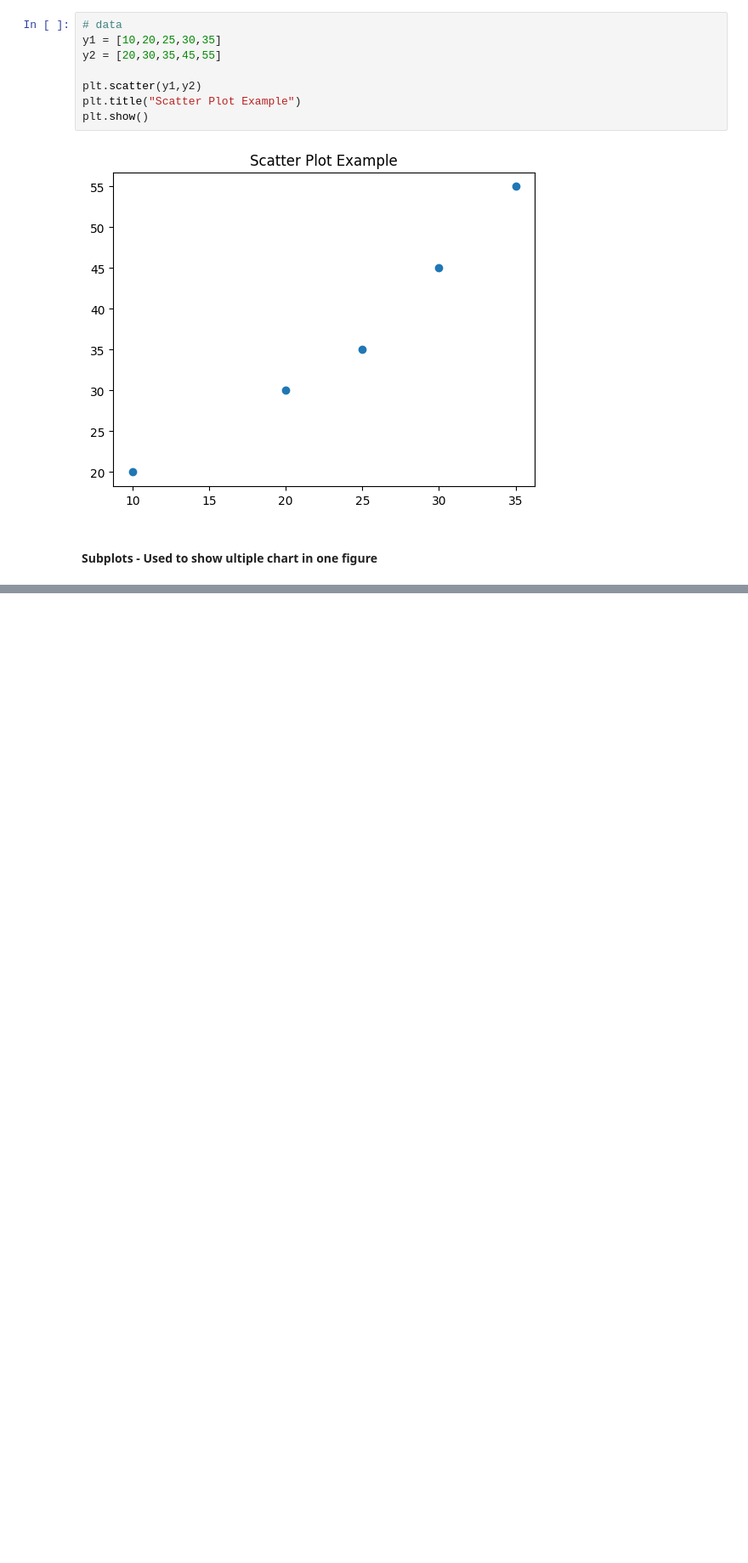
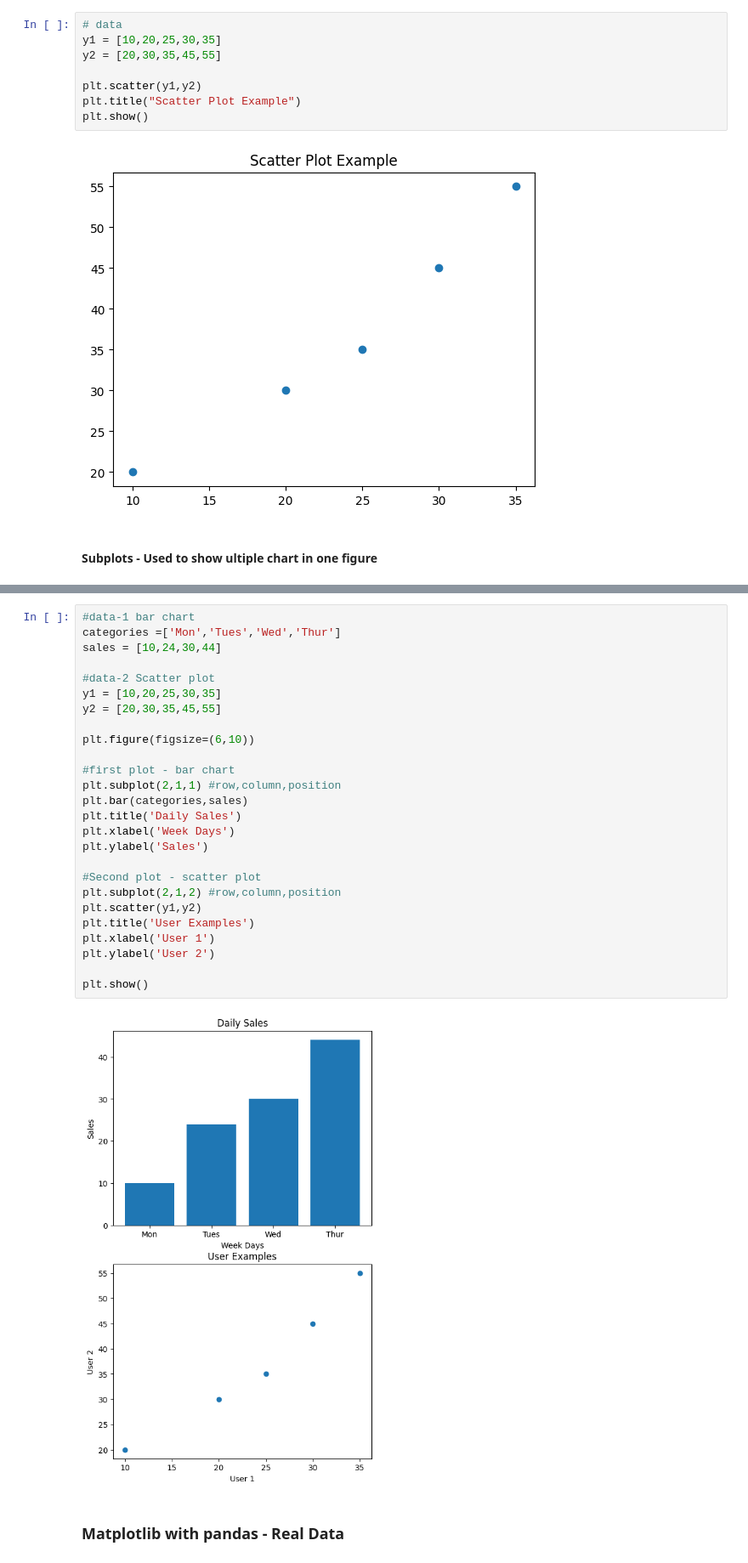
Before and after one commit to Garvita-aggarwal/Data_Science_Internship, a Jupyter notebook: Month_1/W4_Data_Visualization.ipynb, the cells around one changed output, grey strips where cells are left out. Shown at 85% size. Cells and saved outputs as stored; diff of their text form; blank space fills up the shorter version.

```diff
--- a/Month_1/W4_Data_Visualization.ipynb
+++ b/Month_1/W4_Data_Visualization.ipynb
@@ -128,0 +128,30 @@ TypeError: subplot() takes 1 or 3 positional arguments but 2 were given
+# %%
+#data-1 bar chart
+categories =['Mon','Tues','Wed','Thur']
+sales = [10,24,30,44]
+
+#data-2 Scatter plot
+y1 = [10,20,25,30,35]
+y2 = [20,30,35,45,55]
+
+plt.figure(figsize=(6,10))
+
+#first plot - bar chart
+plt.subplot(2,1,1) #row,column,position
+plt.bar(categories,sales)
+plt.title('Daily Sales')
+plt.xlabel('Week Days')
+plt.ylabel('Sales')
+
+#Second plot - scatter plot
+plt.subplot(2,1,2) #row,column,position
+plt.scatter(y1,y2)
+plt.title('User Examples')
+plt.xlabel('User 1')
+plt.ylabel('User 2')
+
+plt.show()
+# %% [output]
+[figure, added]
+# %% [markdown]
+### Matplotlib with pandas - Real Data
```
Also changed, not shown: parts of 13 cells of this notebook, 1 other file.
